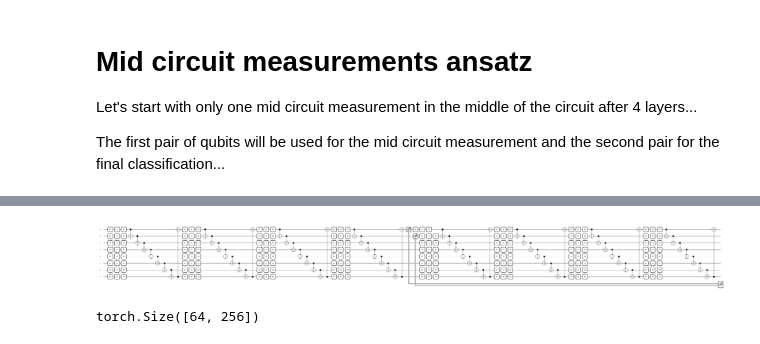
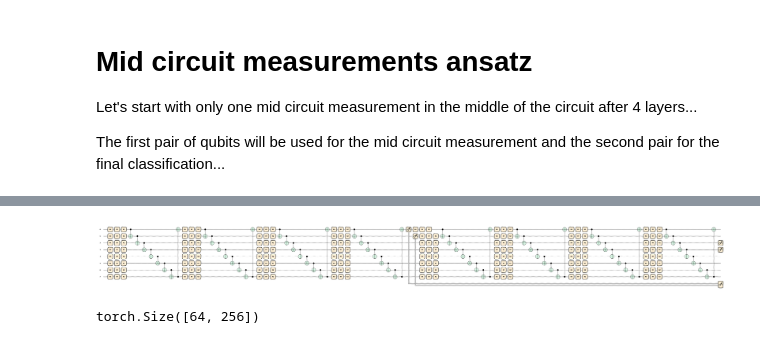
Before and after one commit to JackVittori/QML-early_exit, a Jupyter notebook: mid-circuit-measurements.ipynb, the cells around one changed output, grey strips where cells are left out. Drawn from its saved outputs; the diff is of its cells as text; code cells hidden in the pictures.

```diff
--- a/mid-circuit-measurements.ipynb
+++ b/mid-circuit-measurements.ipynb
@@ -446,37 +446,35 @@ def ansatz(parameters: Dict, state: torch.Tensor = None):
         # state vector initialization with input
         qml.QubitStateVector(state, wires=range(num_qubits))
 
     for i in range(4):
         for j in range(num_qubits):
             qml.RX(parameters[f'layer_{i}'][j, 0], wires=j)
             qml.RY(parameters[f'layer_{i}'][j, 1], wires=j)
             qml.RZ(parameters[f'layer_{i}'][j, 2], wires=j)
         for j in range(num_qubits):
             qml.CNOT(wires=[j, (j + 1) % num_qubits])
 
     mcms = [qml.measure(wire) for wire in first_pair]
 
     for i in range(4, num_layers):
         for j in range(num_qubits):
             qml.RX(parameters[f'layer_{i}'][j, 0], wires=j)
             qml.RY(parameters[f'layer_{i}'][j, 1], wires=j)
             qml.RZ(parameters[f'layer_{i}'][j, 2], wires=j)
         for j in range(num_qubits):
             qml.CNOT(wires=[j, (j + 1) % num_qubits])
     return mcms
 
 dev = qml.device("default.qubit", shots=100)
 @qml.qnode(dev)
 def one_mcms(parameters: Dict, state: torch.Tensor = None):
     mcms = ansatz(parameters, state)
-    first_probs = qml.probs(op=mcms)
-    final_probs = qml.probs(wires=second_pair)
-    return first_probs, final_probs
+    return qml.probs(op=mcms), qml.probs(wires=second_pair)
 
 fig, ax = qml.draw_mpl(one_mcms)(params)
 fig.savefig('test.png')
 # %% [output]
-[figure, old version]
+[figure, new version]
 # %%
 for data, target in train_dataloader:
     data = data / torch.linalg.norm(data, dim=1).view(-1, 1)
```
Also changed, not shown: parts of 5 cells of this notebook.
